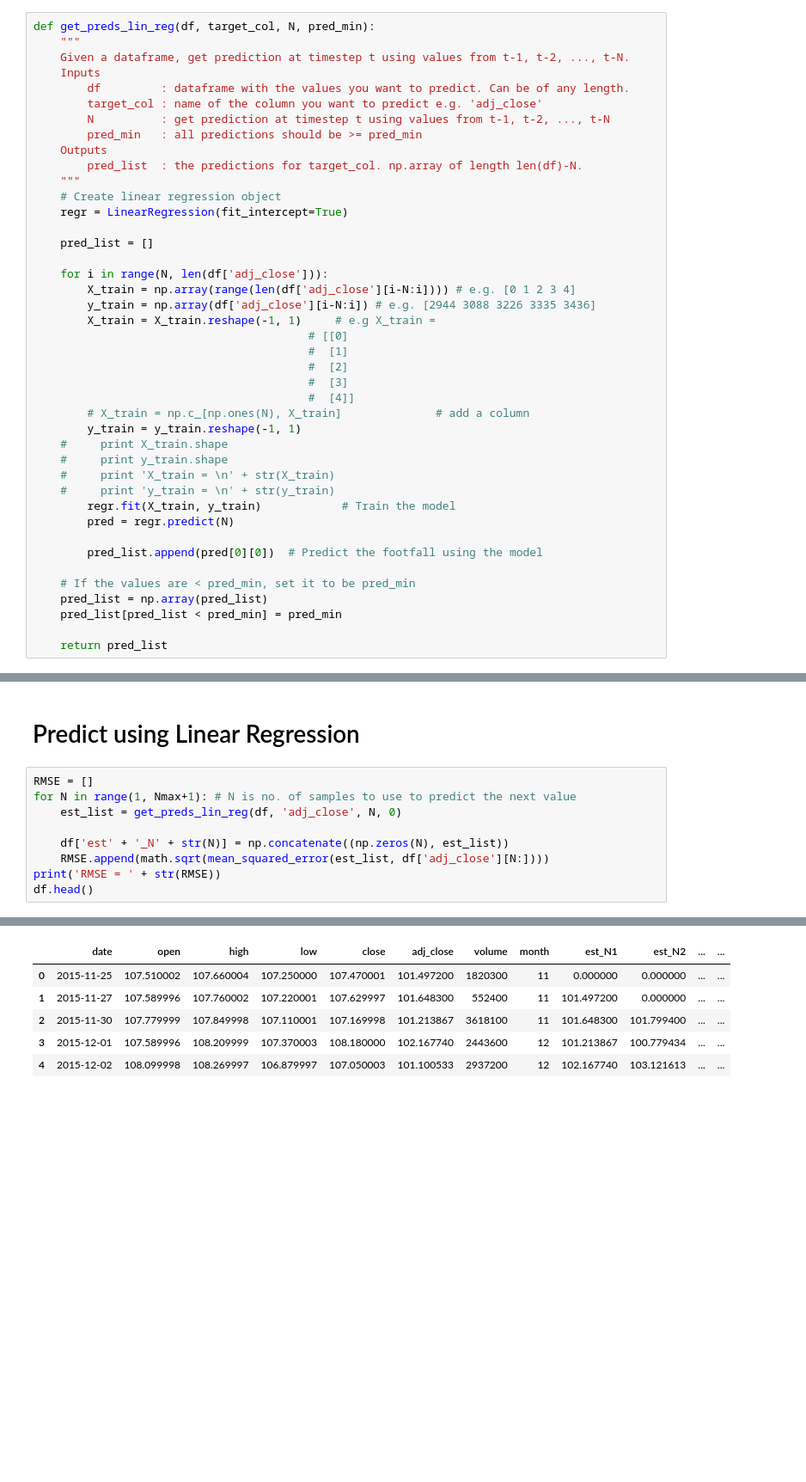
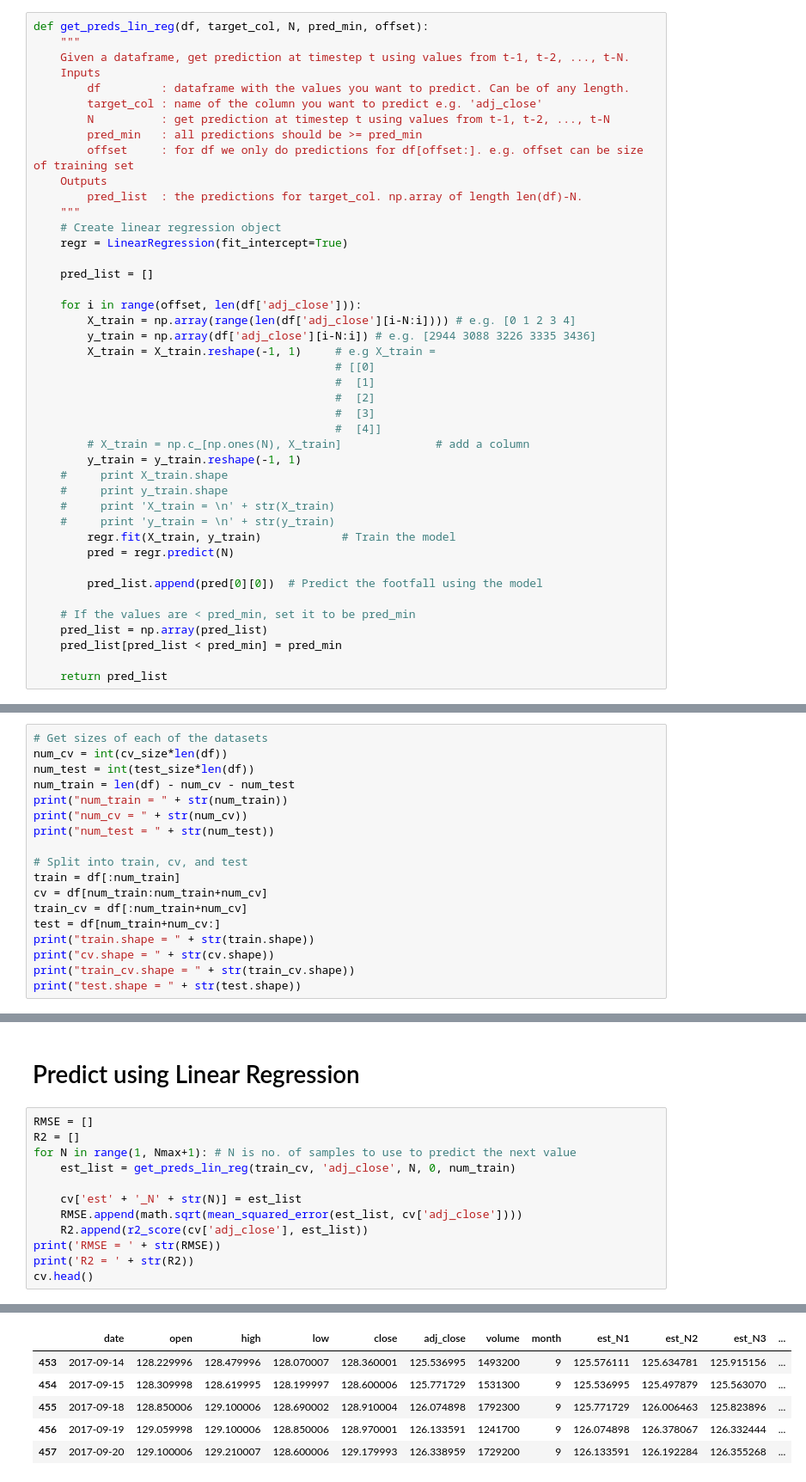
Before and after one commit to NGYB/Stocks, a Jupyter notebook: StockPricePrediction/StockPricePrediction_v2_lin_reg.ipynb, the cells around one changed output, grey strips where cells are left out. Shown at 86% size. Cells and saved outputs as stored; diff of their text form; blank space fills up the shorter version.

```diff
--- a/StockPricePrediction/StockPricePrediction_v2_lin_reg.ipynb
+++ b/StockPricePrediction/StockPricePrediction_v2_lin_reg.ipynb
@@ -30,7 +33,7 @@ ticklabelsize = 14
 # %% [markdown]
 # Common functions
 # %%
-def get_preds_lin_reg(df, target_col, N, pred_min):
+def get_preds_lin_reg(df, target_col, N, pred_min, offset):
     """
     Given a dataframe, get prediction at timestep t using values from t-1, t-2, ..., t-N.
     Inputs
@@ -38,6 +41,7 @@ def get_preds_lin_reg(df, target_col, N, pred_min):
         target_col : name of the column you want to predict e.g. 'adj_close'
         N          : get prediction at timestep t using values from t-1, t-2, ..., t-N
         pred_min   : all predictions should be >= pred_min
+        offset     : for df we only do predictions for df[offset:]. e.g. offset can be size of training set
     Outputs
         pred_list  : the predictions for target_col. np.array of length len(df)-N.
     """
@@ -46,15 +50,15 @@ def get_preds_lin_reg(df, target_col, N, pred_min):
 
     pred_list = []
 
-    for i in range(N, len(df['adj_close'])):
+    for i in range(offset, len(df['adj_close'])):
         X_train = np.array(range(len(df['adj_close'][i-N:i]))) # e.g. [0 1 2 3 4]
         y_train = np.array(df['adj_close'][i-N:i]) # e.g. [2944 3088 3226 3335 3436]
         X_train = X_train.reshape(-1, 1)     # e.g X_train =
-                                         # [[0]
-                                         #  [1]
-                                         #  [2]
-                                         #  [3]
-                                         #  [4]]
+                                             # [[0]
+                                             #  [1]
+                                             #  [2]
+                                             #  [3]
+                                             #  [4]]
         # X_train = np.c_[np.ones(N), X_train]              # add a column
         y_train = y_train.reshape(-1, 1)
     #     print X_train.shape
@@ -103,0 +120,18 @@ df.head(10)
+# %%
+# Get sizes of each of the datasets
+num_cv = int(cv_size*len(df))
+num_test = int(test_size*len(df))
+num_train = len(df) - num_cv - num_test
+print("num_train = " + str(num_train))
+print("num_cv = " + str(num_cv))
+print("num_test = " + str(num_test))
+
+# Split into train, cv, and test
+train = df[:num_train]
+cv = df[num_train:num_train+num_cv]
+train_cv = df[:num_train+num_cv]
+test = df[num_train+num_cv:]
+print("train.shape = " + str(train.shape))
+print("cv.shape = " + str(cv.shape))
+print("train_cv.shape = " + str(train_cv.shape))
+print("test.shape = " + str(test.shape))
@@ -117,11 +162,14 @@ ax.set_ylabel("USD")
 # Predict using Linear Regression
 # %%
 RMSE = []
+R2 = []
 for N in range(1, Nmax+1): # N is no. of samples to use to predict the next value
-    est_list = get_preds_lin_reg(df, 'adj_close', N, 0)
+    est_list = get_preds_lin_reg(train_cv, 'adj_close', N, 0, num_train)
 
-    df['est' + '_N' + str(N)] = np.concatenate((np.zeros(N), est_list))
-    RMSE.append(math.sqrt(mean_squared_error(est_list, df['adj_close'][N:])))
+    cv['est' + '_N' + str(N)] = est_list
+    RMSE.append(math.sqrt(mean_squared_error(est_list, cv['adj_close'])))
+    R2.append(r2_score(cv['adj_close'], est_list))
 print('RMSE = ' + str(RMSE))
-df.head()
+print('R2 = ' + str(R2))
+cv.head()
 # %% [output]
@@ -129,6 +182,6 @@ RMSE = [0.9438709682356887, 1.3536549069239698, 1.2107159905537455, 1.1486050922
-|  | date | open | high | low | close | adj_close | volume | month | est_N1 | est_N2 | ... | ... |
-| 0 | 2015-11-25 | 107.510002 | 107.660004 | 107.250000 | 107.470001 | 101.497200 | 1820300 | 11 | 0.000000 | 0.000000 | ... | ... |
-| 1 | 2015-11-27 | 107.589996 | 107.760002 | 107.220001 | 107.629997 | 101.648300 | 552400 | 11 | 101.497200 | 0.000000 | ... | ... |
-| 2 | 2015-11-30 | 107.779999 | 107.849998 | 107.110001 | 107.169998 | 101.213867 | 3618100 | 11 | 101.648300 | 101.799400 | ... | ... |
-| 3 | 2015-12-01 | 107.589996 | 108.209999 | 107.370003 | 108.180000 | 102.167740 | 2443600 | 12 | 101.213867 | 100.779434 | ... | ... |
-| 4 | 2015-12-02 | 108.099998 | 108.269997 | 106.879997 | 107.050003 | 101.100533 | 2937200 | 12 | 102.167740 | 103.121613 | ... | ... |
+|  | date | open | high | low | close | adj_close | volume | month | est_N1 | est_N2 | est_N3 | ... |
+| 453 | 2017-09-14 | 128.229996 | 128.479996 | 128.070007 | 128.360001 | 125.536995 | 1493200 | 9 | 125.576111 | 125.634781 | 125.915156 | ... |
+| 454 | 2017-09-15 | 128.309998 | 128.619995 | 128.199997 | 128.600006 | 125.771729 | 1531300 | 9 | 125.536995 | 125.497879 | 125.563070 | ... |
+| 455 | 2017-09-18 | 128.850006 | 129.100006 | 128.690002 | 128.910004 | 126.074898 | 1792300 | 9 | 125.771729 | 126.006463 | 125.823896 | ... |
+| 456 | 2017-09-19 | 129.059998 | 129.100006 | 128.850006 | 128.970001 | 126.133591 | 1241700 | 9 | 126.074898 | 126.378067 | 126.332444 | ... |
+| 457 | 2017-09-20 | 129.100006 | 129.210007 | 128.600006 | 129.179993 | 126.338959 | 1729200 | 9 | 126.133591 | 126.192284 | 126.355268 | ... |
```
Also changed, not shown: parts of 20 cells of this notebook.
